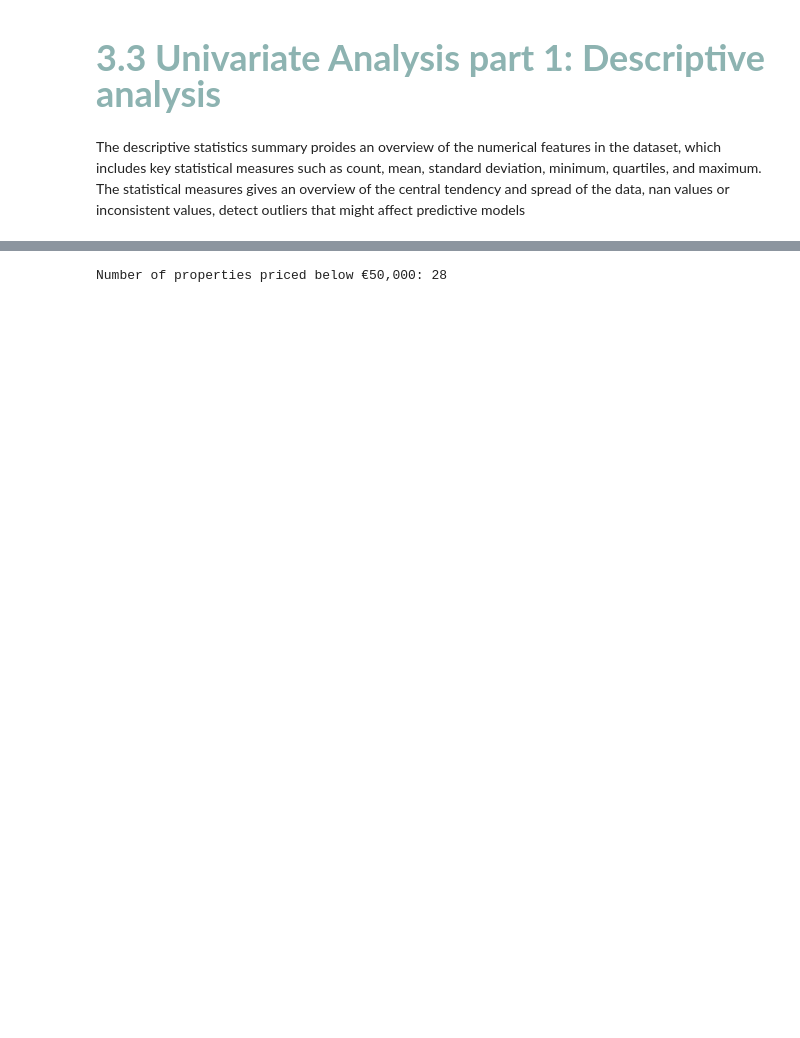
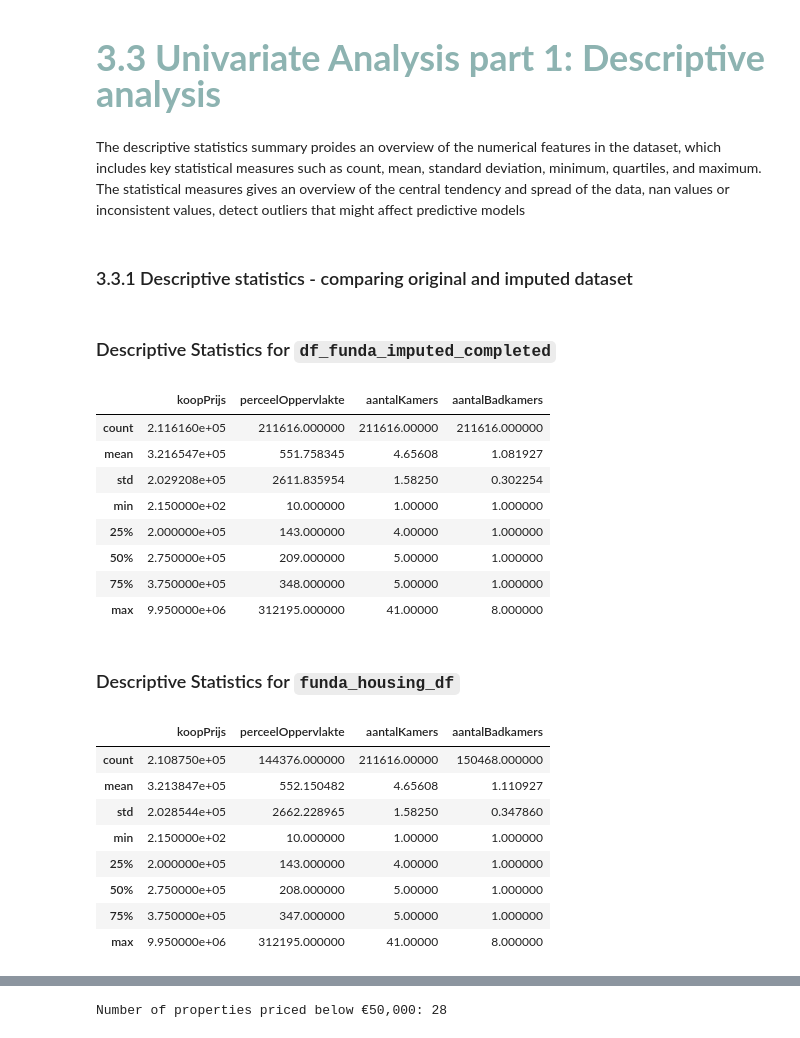
Before and after one commit to Josey-mc2/House-pricing-analysis, a Jupyter notebook: funda_analysis_ai_resit.ipynb, the cells around one changed output, grey strips where cells are left out. Saved outputs shown, nothing was run; the diff lists cells and outputs as text; code cells hidden in the pictures; blank space fills up the shorter version.

```diff
--- a/funda_analysis_ai_resit.ipynb
+++ b/funda_analysis_ai_resit.ipynb
@@ -1115,0 +1118,34 @@ df_funda_imputed_summary = df_funda_imputed.describe()
+# %% [markdown]
+### 3.3.1 Descriptive statistics - comparing original and imputed dataset
+# %%
+# Drop specified columns and generate descriptive statistics
+desc_funda_imputed = df_funda_imputed_completed.drop(columns=['globalId', 'globalId.1', 'bouwjaar', 'indTuin', 'oppervlakte'], errors='ignore').describe()
+desc_funda_housing = funda_housing_df.drop(columns=['globalId', 'globalId.1', 'indTuin', 'oppervlakte'], errors='ignore').describe()
+
+# Display titles and tables
+display(Markdown("### Descriptive Statistics for `df_funda_imputed_completed`"))
+display(desc_funda_imputed)
+
+display(Markdown("### Descriptive Statistics for `funda_housing_df`"))
+display(desc_funda_housing)
+# %% [output]
+### Descriptive Statistics for `df_funda_imputed_completed`
+|  | koopPrijs | perceelOppervlakte | aantalKamers | aantalBadkamers |
+| count | 2.116160e+05 | 211616.000000 | 211616.00000 | 211616.000000 |
+| mean | 3.216547e+05 | 551.758345 | 4.65608 | 1.081927 |
+| std | 2.029208e+05 | 2611.835954 | 1.58250 | 0.302254 |
+| min | 2.150000e+02 | 10.000000 | 1.00000 | 1.000000 |
+| 25% | 2.000000e+05 | 143.000000 | 4.00000 | 1.000000 |
+| 50% | 2.750000e+05 | 209.000000 | 5.00000 | 1.000000 |
+| 75% | 3.750000e+05 | 348.000000 | 5.00000 | 1.000000 |
+| max | 9.950000e+06 | 312195.000000 | 41.00000 | 8.000000 |
+### Descriptive Statistics for `funda_housing_df`
+|  | koopPrijs | perceelOppervlakte | aantalKamers | aantalBadkamers |
+| count | 2.108750e+05 | 144376.000000 | 211616.00000 | 150468.000000 |
+| mean | 3.213847e+05 | 552.150482 | 4.65608 | 1.110927 |
+| std | 2.028544e+05 | 2662.228965 | 1.58250 | 0.347860 |
+| min | 2.150000e+02 | 10.000000 | 1.00000 | 1.000000 |
+| 25% | 2.000000e+05 | 143.000000 | 4.00000 | 1.000000 |
+| 50% | 2.750000e+05 | 208.000000 | 5.00000 | 1.000000 |
+| 75% | 3.750000e+05 | 347.000000 | 5.00000 | 1.000000 |
+| max | 9.950000e+06 | 312195.000000 | 41.00000 | 8.000000 |
```
Also changed, not shown: parts of 12 cells of this notebook.
